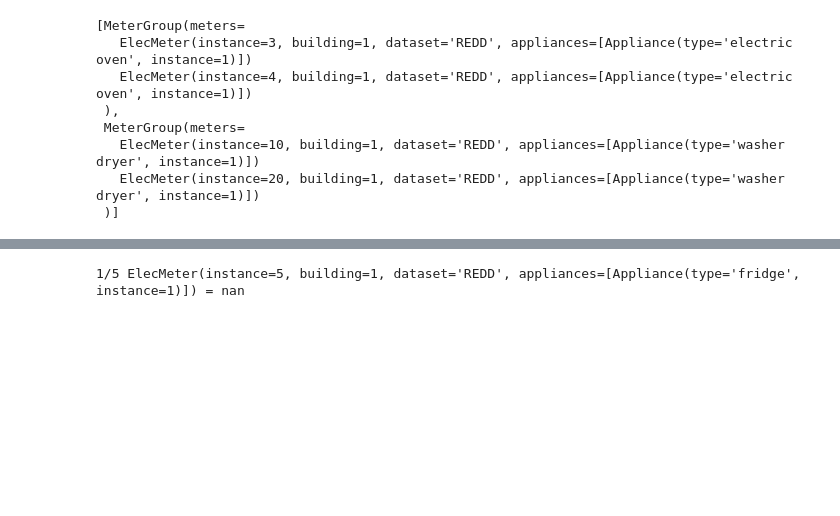
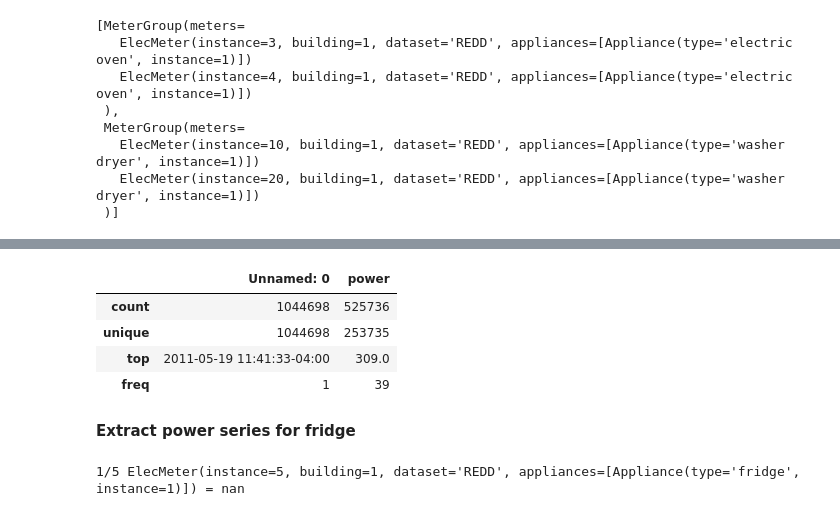
Before and after one commit to Gracepicharporn/Data-Science-project, a Jupyter notebook: nilmtk_data.ipynb, the cells around one changed output, grey strips where cells are left out. Saved outputs shown, nothing was run; the diff lists cells and outputs as text; code cells hidden in the pictures; blank space fills up the shorter version.

```diff
--- a/nilmtk_data.ipynb
+++ b/nilmtk_data.ipynb
@@ -245,3 +319,13 @@ redd.buildings[1].elec.draw_wiring_graph()
+# %%
+df_reedd.describe()
+# %% [output]
+|  | Unnamed: 0 | power |
+| count | 1044698 | 525736 |
+| unique | 1044698 | 253735 |
+| top | 2011-05-19 11:41:33-04:00 | 309.0 |
+| freq | 1 | 39 |
+# %% [markdown]
+**Extract power series for fridge**
 # %%
 fridges = nilmtk.global_meter_group.select_using_appliances(type='fridge')
 # %%
```
Also changed, not shown: parts of 16 cells of this notebook.
